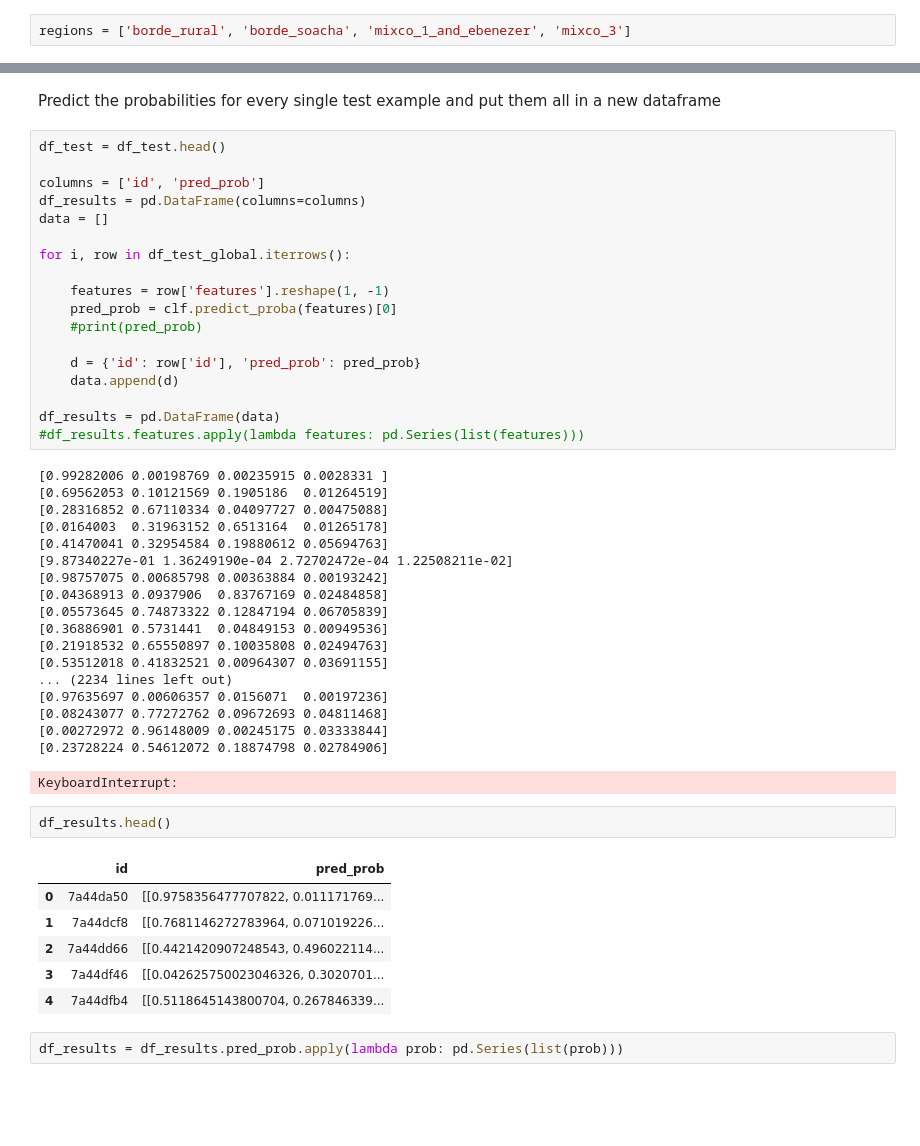
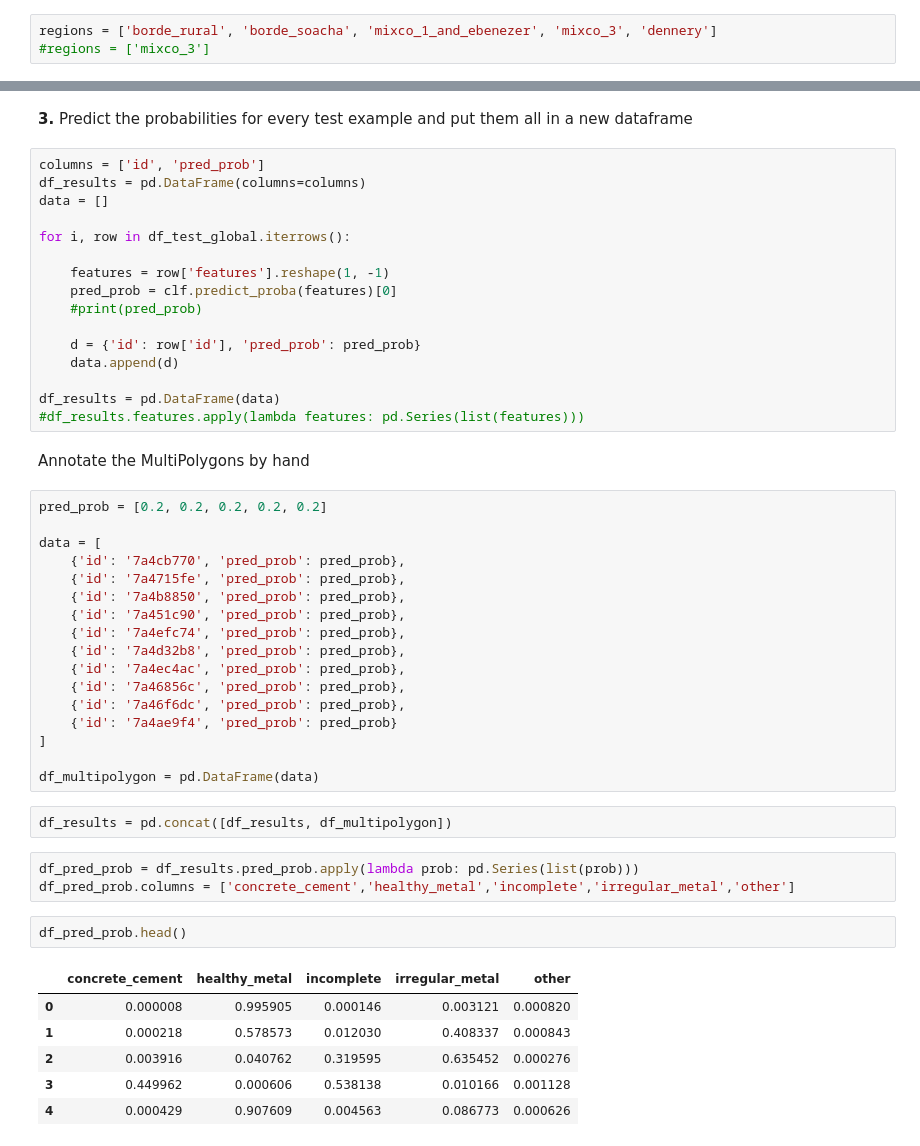
Before and after one commit to jo-ruether/ipeo_carribean, a Jupyter notebook: src/Prediction_test.ipynb, the cells around one changed output, grey strips where cells are left out. Cells and saved outputs as stored; diff of their text form; blank space fills up the shorter version.

```diff
--- a/src/Prediction_test.ipynb
+++ b/src/Prediction_test.ipynb
@@ -13,3 +14,4 @@ with open(join(pickle_path, 'classifier_global.pkl'), 'rb') as f:
 # %%
-regions = ['borde_rural', 'borde_soacha', 'mixco_1_and_ebenezer', 'mixco_3']
+regions = ['borde_rural', 'borde_soacha', 'mixco_1_and_ebenezer', 'mixco_3', 'dennery']
+#regions = ['mixco_3']
 # %% [markdown]
@@ -30,8 +39,6 @@ Error reading test data for region  borde_soacha
 # %% [markdown]
-Predict the probabilities for every single test example and put them all in a new dataframe
+**3.** Predict the probabilities for every test example and put them all in a new dataframe
 # %%
-df_test = df_test.head()
-
 columns = ['id', 'pred_prob']
 df_results = pd.DataFrame(columns=columns)
 data = []
@@ -47,33 +54,36 @@ for i, row in df_test_global.iterrows():
 
 df_results = pd.DataFrame(data)
 #df_results.features.apply(lambda features: pd.Series(list(features)))
-# %% [output]
-[0.99282006 0.00198769 0.00235915 0.0028331 ]
-[0.69562053 0.10121569 0.1905186  0.01264519]
-[0.28316852 0.67110334 0.04097727 0.00475088]
-[0.0164003  0.31963152 0.6513164  0.01265178]
-[0.41470041 0.32954584 0.19880612 0.05694763]
-[9.87340227e-01 1.36249190e-04 2.72702472e-04 1.22508211e-02]
-[0.98757075 0.00685798 0.00363884 0.00193242]
-[0.04368913 0.0937906  0.83767169 0.02484858]
-[0.05573645 0.74873322 0.12847194 0.06705839]
-[0.36886901 0.5731441  0.04849153 0.00949536]
-[0.21918532 0.65550897 0.10035808 0.02494763]
-[0.53512018 0.41832521 0.00964307 0.03691155]
-... (2234 lines left out)
-[0.97635697 0.00606357 0.0156071  0.00197236]
-[0.08243077 0.77272762 0.09672693 0.04811468]
-[0.00272972 0.96148009 0.00245175 0.03333844]
-[0.23728224 0.54612072 0.18874798 0.02784906]
-KeyboardInterrupt:
+# %% [markdown]
+Annotate the MultiPolygons by hand
+# %%
+pred_prob = [0.2, 0.2, 0.2, 0.2, 0.2]
+
+data = [
+    {'id': '7a4cb770', 'pred_prob': pred_prob},
+    {'id': '7a4715fe', 'pred_prob': pred_prob},
+    {'id': '7a4b8850', 'pred_prob': pred_prob},
+    {'id': '7a451c90', 'pred_prob': pred_prob},
+    {'id': '7a4efc74', 'pred_prob': pred_prob},
+    {'id': '7a4d32b8', 'pred_prob': pred_prob},
+    {'id': '7a4ec4ac', 'pred_prob': pred_prob},
+    {'id': '7a46856c', 'pred_prob': pred_prob},
+    {'id': '7a46f6dc', 'pred_prob': pred_prob},
+    {'id': '7a4ae9f4', 'pred_prob': pred_prob}
+]
+
+df_multipolygon = pd.DataFrame(data)
+# %%
+df_results = pd.concat([df_results, df_multipolygon])
+# %%
+df_pred_prob = df_results.pred_prob.apply(lambda prob: pd.Series(list(prob)))
+df_pred_prob.columns = ['concrete_cement','healthy_metal','incomplete','irregular_metal','other']
 # %%
-df_results.head()
+df_pred_prob.head()
 # %% [output]
-|  | id | pred_prob |
-| 0 | 7a44da50 | [[0.9758356477707822, 0.011171769... |
-| 1 | 7a44dcf8 | [[0.7681146272783964, 0.071019226... |
-| 2 | 7a44dd66 | [[0.4421420907248543, 0.496022114... |
-| 3 | 7a44df46 | [[0.042625750023046326, 0.3020701... |
-| 4 | 7a44dfb4 | [[0.5118645143800704, 0.267846339... |
+|  | concrete_cement | healthy_metal | incomplete | irregular_metal | other |
+| 0 | 0.000008 | 0.995905 | 0.000146 | 0.003121 | 0.000820 |
+| 1 | 0.000218 | 0.578573 | 0.012030 | 0.408337 | 0.000843 |
+| 2 | 0.003916 | 0.040762 | 0.319595 | 0.635452 | 0.000276 |
+| 3 | 0.449962 | 0.000606 | 0.538138 | 0.010166 | 0.001128 |
+| 4 | 0.000429 | 0.907609 | 0.004563 | 0.086773 | 0.000626 |
-# %%
-df_results = df_results.pred_prob.apply(lambda prob: pd.Series(list(prob)))
```
Also changed, not shown: parts of 14 cells of this notebook, 2 other files.
